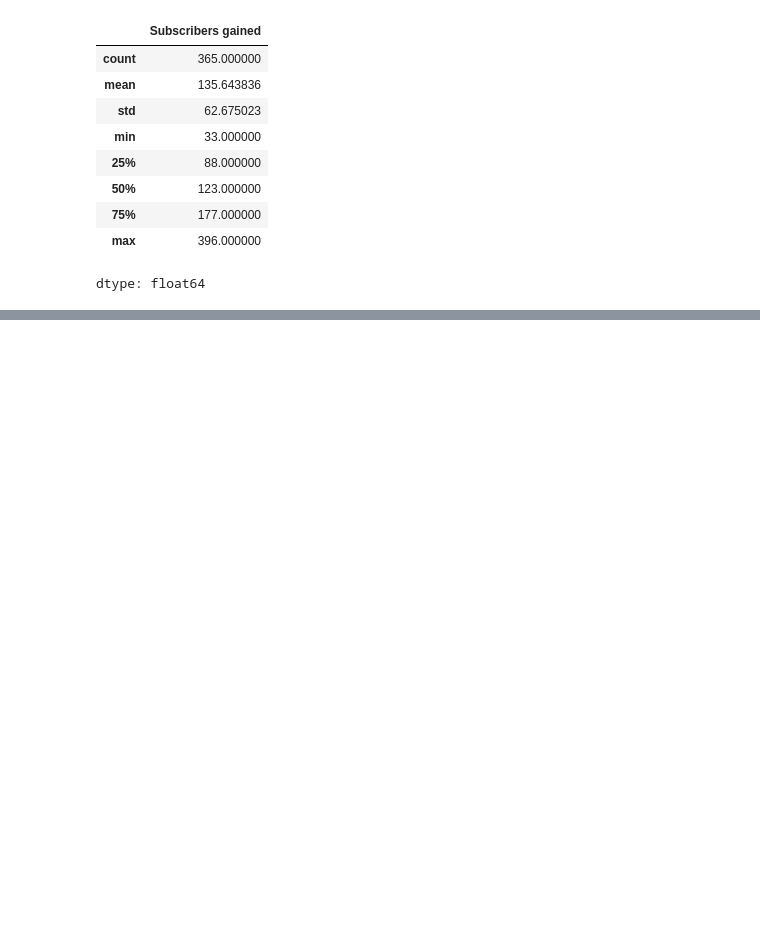
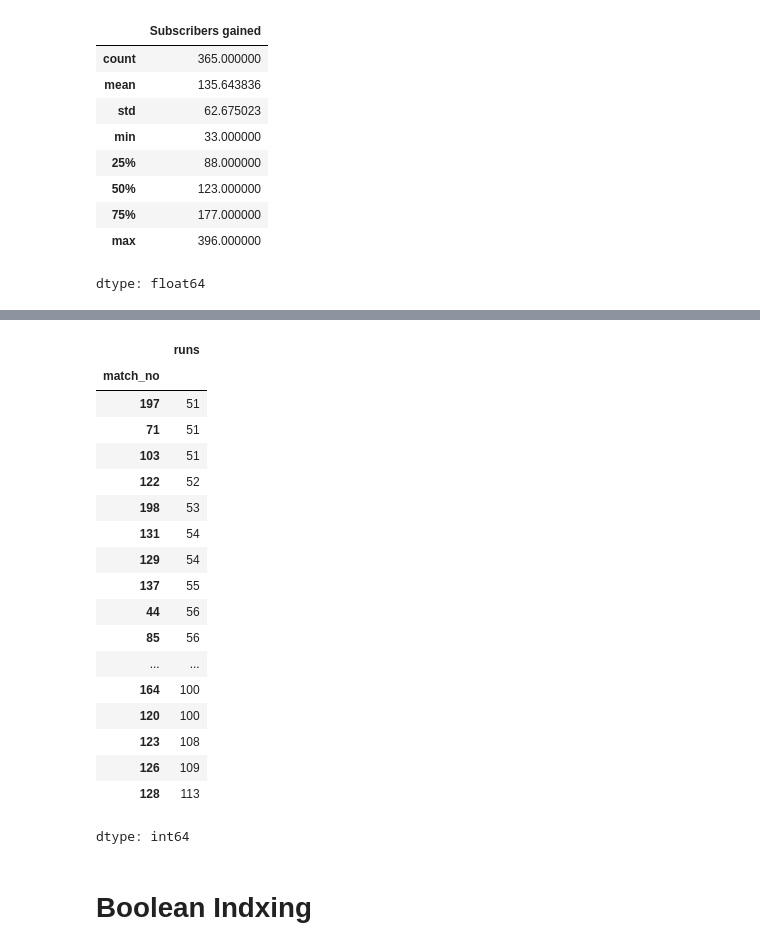
Before and after one commit to UKD1211/DataScience_Slogbook_ISI_placement_prep, a Jupyter notebook: Pandas_1.ipynb, the cells around one changed output, grey strips where cells are left out. Saved outputs shown, nothing was run; the diff lists cells and outputs as text; code cells hidden in the pictures; blank space fills up the shorter version.

```diff
--- a/Pandas_1.ipynb
+++ b/Pandas_1.ipynb
@@ -468,0 +814,24 @@ dtype: float64
+# %%
+runs[runs>50]  #boolean indeing
+# %% [output]
+|  | runs |
+| match_no |  |
+| 197 | 51 |
+| 71 | 51 |
+| 103 | 51 |
+| 122 | 52 |
+| 198 | 53 |
+| 131 | 54 |
+| 129 | 54 |
+| 137 | 55 |
+| 44 | 56 |
+| 85 | 56 |
+| ... | ... |
+| 164 | 100 |
+| 120 | 100 |
+| 123 | 108 |
+| 126 | 109 |
+| 128 | 113 |
+dtype: int64
+# %% [markdown]
+# **Boolean Indxing**
```
Also changed, not shown: parts of 60 cells of this notebook.
